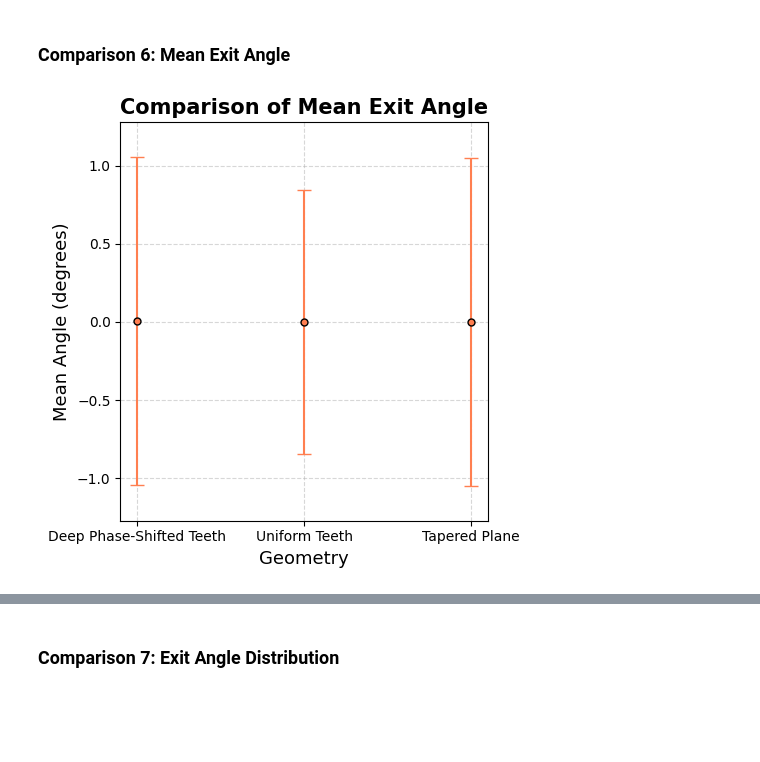
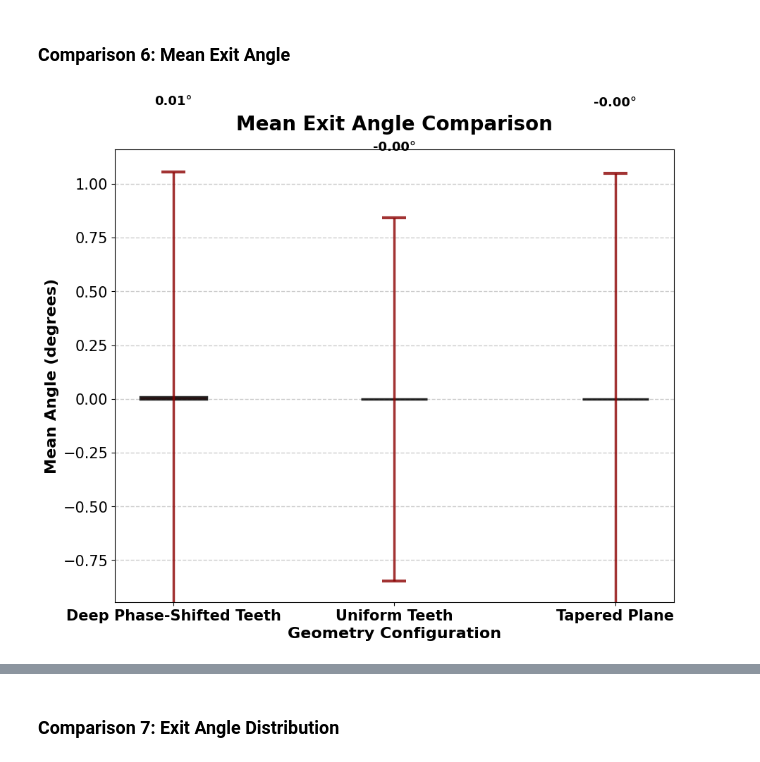
Before and after one commit to AlanMarcia/Simulation_git, a Jupyter notebook: Simulation/plot_results_notebook.ipynb, the cells around one changed output, grey strips where cells are left out. Saved outputs shown, nothing was run; the diff lists cells and outputs as text; code cells hidden in the pictures; blank space fills up the shorter version.

```diff
--- a/Simulation/plot_results_notebook.ipynb
+++ b/Simulation/plot_results_notebook.ipynb
@@ -475,7 +481,7 @@ if df_all_trajectories is not None:
 
     grouped = df_all_trajectories.groupby('proton_id')
 
-    for pid, df_traj in grouped:
+    for aid, df_traj in grouped:
         last_point = df_traj.iloc[-1]
 
         # Check if reached the end (approx)
@@ -483,7 +489,7 @@ if df_all_trajectories is not None:
             vx = last_point['vx_m_per_s']
             vy = last_point['vy_m_per_s']
             v_sq = vx**2 + vy**2
-            ke_joules = 0.5 * M_PROTON_KG * v_sq
+            ke_joules = 0.5 * M_Alpha_KG * v_sq
             ke_eV = ke_joules / E_CHARGE_C
             final_energies_eV.append(ke_eV)
 
@@ -491,7 +497,7 @@ if df_all_trajectories is not None:
         plt.figure(figsize=(10, 6))
         plt.hist(final_energies_eV, bins=50, edgecolor='black', alpha=0.75, color='mediumseagreen')
         plt.xlabel("Final Kinetic Energy (eV)")
-        plt.ylabel("Number of Protons")
+        plt.ylabel("Number of Alphas")
         plt.title("Histogram of Final Kinetic Energies")
         plt.grid(True, alpha=0.7)
 
@@ -502,5 +508,5 @@ if df_all_trajectories is not None:
                  bbox=dict(boxstyle='round', fc='wheat', alpha=0.5))
         plt.show()
     else:
-        print("No protons reached the end.")
+        print("No alphas reached the end.")
 # %% [output]
@@ -555,7 +631,8 @@ geometry_folders = {
    }
 
 # Redefine constants locally to ensure standalone execution
-M_PROTON_KG = 1.6726219e-27  # Mass of proton in kg
+M_Alpha_KG = 6.64465723e-27  # Mass of alpha particle in kg
+M_PROTON_KG= 1.6726219e-27   # Mass of proton in kg
 E_CHARGE_C = 1.60217663e-19   # Elementary charge in Coulombs
 E_ELEMENTARY_C = 1.60217663e-19
 
@@ -667,7 +744,7 @@ for label, folder in geometry_folders.items():
                 # Use updated Mass. KE in Joules.
                 ke_j = 0.5 * M_PARTICLE_KG * v_sq
                 # Energy in eV = Energy in Joules / elementary charge
-                ke_ev = ke_j / E_ELEMENTARY_C
+                ke_ev = ke_j / E_CHARGE_C
 
                 mean_energy = ke_ev.mean()
                 std_energy = ke_ev.std()
@@ -942,44 +1063,83 @@ else:
 # %% [markdown]
 ### Comparison 6: Mean Exit Angle
 # %%
-# 5. Mean Exit Angle Comparison (Scatter Plot with Error Bars)
+# 5. Mean Exit Angle Comparison (Bar Chart with Error Bars)
+from matplotlib import ticker
+
 valid_angle_data = [d for d in comparison_data if d.get('exit_angles') is not None and len(d.get('exit_angles', [])) > 0]
 
 if valid_angle_data:
     labels = [d['label'] for d in valid_angle_data]
 
     # Calculate mean and standard deviation of exit angles
     mean_angles = []
     std_angles = []
     for d in valid_angle_data:
         angles = d['exit_angles']
         mean_angles.append(np.mean(angles))
         std_angles.append(np.std(angles))
 
-    plt.figure(figsize=(5, 5))
+    # Create figure with larger size for better aesthetics
+    fig, ax = plt.subplots(figsize=(9, 8))
 
-    # Use index for x-axis with reduced spacing
-    x_pos = np.arange(len(labels)) * 0.9  # Reduce spacing by 20%
+    # Color palette
+    colors = ['#FF6B6B']  # Red
 
-    # Scatter plot with large markers and standard deviation as error bars
-    plt.errorbar(x_pos, mean_angles, yerr=std_angles, fmt='o', markersize=5,
-                 color='coral', markeredgecolor='black', capsize=5, label='Mean Angle')
+    x_pos = np.arange(len(labels))
+    bar_width = 0.3
 
-    plt.title("Comparison of Mean Exit Angle", fontsize=15, fontweight='bold')
-    plt.ylabel("Mean Angle (degrees)", fontsize=13)
-    plt.xlabel("Geometry", fontsize=13)
-    plt.xticks(x_pos, labels)
-    plt.grid(True, linestyle='--', alpha=0.5)
+    # Create bars
+    bars = ax.bar(x_pos, mean_angles, bar_width,
+                  label='Mean Exit Angle',
+                  color=colors[:len(labels)],
+                  alpha=0.85,
+                  edgecolor='black',
+                  linewidth=2.5)
 
-    # Extend Y limit slightly for text
-    y_min, y_max = plt.ylim()
-    plt.ylim(y_min*1.1, y_max * 1.1)
+    # Add error bars
+    error_bars = ax.errorbar(x_pos, mean_angles, yerr=std_angles,
+                             fmt='none',
+                             ecolor='darkred',
+                             capsize=12,
+                             capthick=3,
+                             linewidth=2.5,
+                             alpha=0.8,
+                             label='Std Dev')
 
-    # Add values
+    # Customize plot
+    ax.set_ylabel('Mean Angle (degrees)', fontsize=16, fontweight='bold')
+    ax.set_xlabel('Geometry Configuration', fontsize=16, fontweight='bold')
+    ax.set_title('Mean Exit Angle Comparison', fontsize=20, fontweight='bold', pad=20)
+    ax.set_xticks(x_pos)
+    ax.set_xticklabels(labels, fontsize=13, fontweight='bold')
 
+    # Add value labels on top of each bar
+    for i, (bar, mean_ang, std_ang) in enumerate(zip(bars, mean_angles, std_angles)):
+        height = bar.get_height()
+        ax.text(bar.get_x() + bar.get_width()/2., height + std_ang + 0.3,
+                f'{mean_ang:.2f}°',
+                ha='center', va='bottom', fontsize=13, fontweight='bold', color='black')
 
+    # Grid for better readability
+    ax.grid(axis='y', linestyle='--', linewidth=1, alpha=0.4, color='gray')
+    ax.set_axisbelow(True)
+
+    # Set y-axis limits with padding
+    y_max = max([m + s for m, s in zip(mean_angles, std_angles)])
+    y_min = min([m - s for m, s in zip(mean_angles, std_angles)])
+    ax.set_ylim(y_min * 0.9, y_max * 1.1)
+
+    # Tight layout
     plt.tight_layout()
+    plt.xticks(fontsize=15)
+    plt.yticks(fontsize=15)
     plt.savefig('exit_angle_comparison.png', format='png', bbox_inches='tight', dpi=800)
     plt.show()
+
+    # Print exit angle statistics
+    print(f"\n{'Geometry Name':<30} | {'Mean Angle (°)':<15} | {'Std Dev (°)':<15}")
+    print("-" * 65)
+    for label, mean_ang, std_ang in zip(labels, mean_angles, std_angles):
+        print(f"{label:<30} | {mean_ang:<15.3f} | {std_ang:<15.3f}")
 # %% [output]
-[figure, old version]
+[figure, new version]
```
Also changed, not shown: parts of 12 cells of this notebook, 12 other files.
